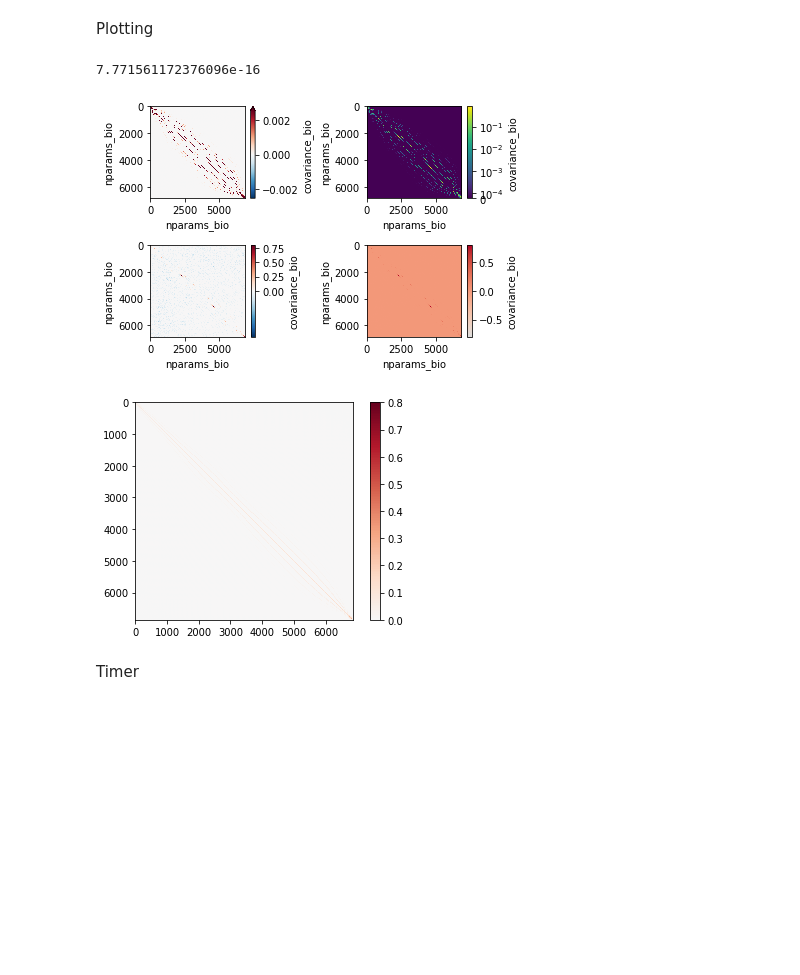
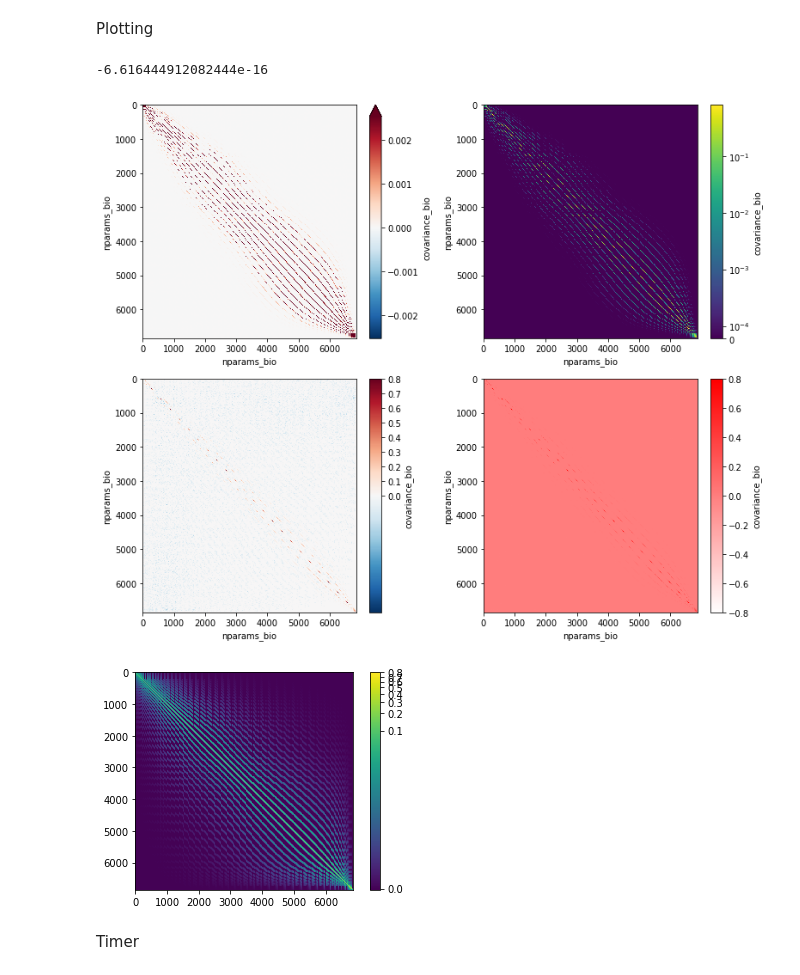
Before and after one commit to AkiTsuruta/MI-AIM, a Jupyter notebook: test_suite.ipynb, the cells around one changed output. Drawn from its saved outputs; the diff is of its cells as text; code cells hidden in the pictures; blank space fills up the shorter version.

Commit message:
colormap normalization tests, trying out seaborn, kf_playground adjusted for reading simulated data

```diff
--- a/test_suite.ipynb
+++ b/test_suite.ipynb
@@ -58,62 +59,69 @@ Plotting
 # %%
 import matplotlib
 import matplotlib.pyplot as plt
 import matplotlib.colors as colors
 from shifted_colormap import shiftedColorMap
 # inv1 = xr.DataArray(inv1)
 
 
 minval = bio_2.values.min()
+print(minval)
 maxval = bio_2.values.max()
-midval = 1 - maxval / (maxval + abs(minval))
-print(midval)
+midval = 0.2
+# 1 - maxval / (maxval + abs(minval))
 
-orig_cmap = matplotlib.cm.coolwarm
+
+orig_cmap = matplotlib.cm.bwr
 shifted_cmap = shiftedColorMap(cmap = orig_cmap, min_val = minval, max_val = maxval, name='shifted')
 
-fig, ((ax0, ax1), (ax2, ax3)) = plt.subplots(2,2)
+fig, ((ax0, ax1), (ax2, ax3)) = plt.subplots(2,2, figsize = (11,9))
 bio_2.plot.imshow(ax = ax0, origin = 'upper', robust = True)
 bio_2.plot.imshow(ax = ax1, origin = 'upper', cmap = 'viridis',
  norm = colors.SymLogNorm(vmin = minval, vmax = maxval, linthresh = 0.0001, linscale = 0.2))
 bio_2.plot.imshow(ax = ax2, origin = 'upper', norm = colors.TwoSlopeNorm(vcenter = 0, vmin = minval, vmax = maxval))
 bio_2.plot.imshow(ax = ax3, origin = 'upper', cmap = shifted_cmap)
 plt.tight_layout()
 plt.show()
 
 # fig, ax = plt.subplots()
 # bio_2.plot.imshow(origin = 'upper',
 #  norm = colors.SymLogNorm(vmin = bio_2.values.min(), vmax = bio_2.values.max(), linthresh = 0.001, linscale=0.5))
 # plt.tight_layout()
 # plt.show()
 # %% [output]
-7.771561172376096e-16
+-6.616444912082444e-16
-[figure, old version]
+[figure, new version]
 # %%
 import numpy as np
 import matplotlib as mpl
 import matplotlib.pyplot as plt
+import matplotlib.colors as colors
 
 
-class MidpointNormalize(mpl.colors.Normalize):
-    def __init__(self, vmin, vmax, midpoint=0, clip=False):
-        self.midpoint = midpoint
-        mpl.colors.Normalize.__init__(self, vmin, vmax, clip)
+# class MidpointNormalize(mpl.colors.Normalize):
+#     def __init__(self, vmin, vmax, midpoint=0, clip=False):
+#         self.midpoint = midpoint
+#         mpl.colors.Normalize.__init__(self, vmin, vmax, clip)
 
-    def __call__(self, value, clip=None):
-        normalized_min = max(0, 1 / 2 * (1 - abs((self.midpoint - self.vmin) / (self.midpoint - self.vmax))))
-        normalized_max = min(1, 1 / 2 * (1 + abs((self.vmax - self.midpoint) / (self.midpoint - self.vmin))))
-        normalized_mid = 0.5
-        x, y = [self.vmin, self.midpoint, self.vmax], [normalized_min, normalized_mid, normalized_max]
-        return np.ma.masked_array(np.interp(value, x, y))
+#     def __call__(self, value, clip=None):
+#         normalized_min = max(0, 1 / 2 * (1 - abs((self.midpoint - self.vmin) / (self.midpoint - self.vmax))))
+#         normalized_max = min(1, 1 / 2 * (1 + abs((self.vmax - self.midpoint) / (self.midpoint - self.vmin))))
+#         normalized_mid = 0.5
+#         x, y = [self.vmin, self.midpoint, self.vmax], [normalized_min, normalized_mid, normalized_max]
+#         return np.ma.masked_array(np.interp(value, x, y))
 
-norm = MidpointNormalize(vmin=minval, vmax=maxval, midpoint=0)
-cmap = 'RdBu_r'
+# norm = MidpointNormalize(vmin=minval, vmax=maxval, midpoint=0)
+# cmap = 'bwr'
+
+norm = colors.PowerNorm(0.15)
+cmap = 'viridis'
 
 plt.imshow(bio_2, cmap=cmap, norm=norm)
 plt.colorbar()
+plt.tight_layout
 plt.show()
 # %% [output]
-[figure, old version]
+[figure, new version]
 # %% [markdown]
 Timer
 # %%
```
Also changed, not shown: parts of 1 cell of this notebook, 5 other files.
